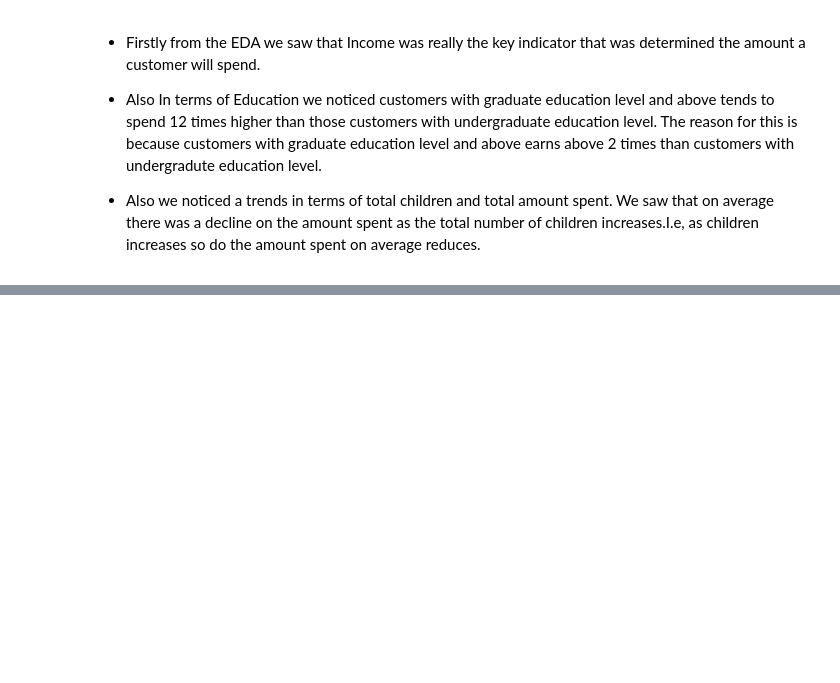
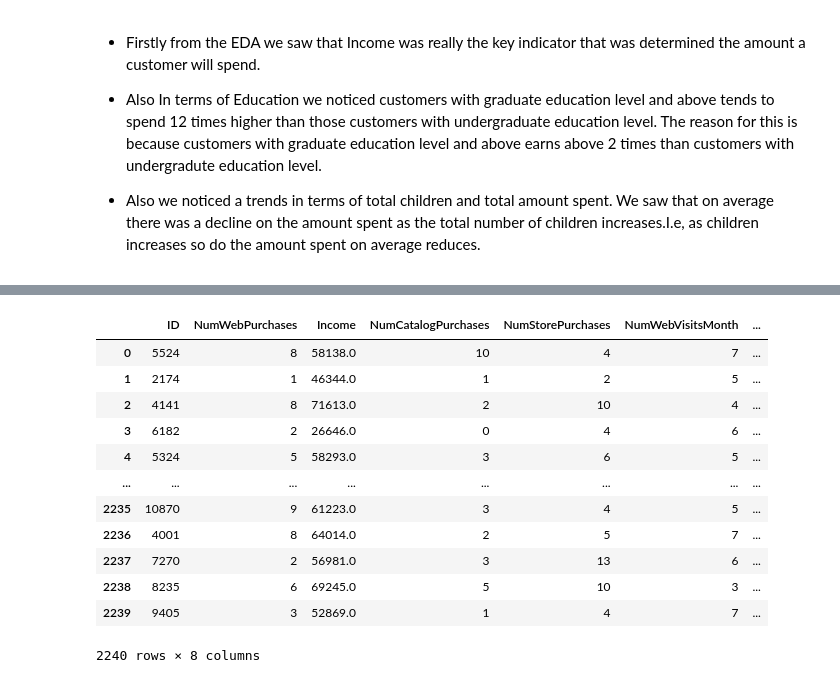
Before and after one commit to IfyAngelo/1of600-DATA-SCIENCE-PROJECTS_customers_segmentation, a Jupyter notebook: notebooks/customer_segmentations.ipynb, the cells around one changed output, grey strips where cells are left out. Cells and saved outputs as stored; diff of their text form; code cells hidden in the pictures; blank space fills up the shorter version.

```diff
--- a/notebooks/customer_segmentations.ipynb
+++ b/notebooks/customer_segmentations.ipynb
@@ -674,0 +689,4 @@ fig.show()
+# %%
+data3 = data2[["ID", "Age Group", "Education", "NumWebPurchases", "Income", "NumCatalogPurchases", "NumStorePurchases", "NumWebVisitsMonth"]]
+
+data3.head(5)
@@ -674,0 +777,16 @@ fig.show()
+# %%
+new_data
+# %% [output]
+|  | ID | NumWebPurchases | Income | NumCatalogPurchases | NumStorePurchases | NumWebVisitsMonth | ... |
+| 0 | 5524 | 8 | 58138.0 | 10 | 4 | 7 | ... |
+| 1 | 2174 | 1 | 46344.0 | 1 | 2 | 5 | ... |
+| 2 | 4141 | 8 | 71613.0 | 2 | 10 | 4 | ... |
+| 3 | 6182 | 2 | 26646.0 | 0 | 4 | 6 | ... |
+| 4 | 5324 | 5 | 58293.0 | 3 | 6 | 5 | ... |
+| ... | ... | ... | ... | ... | ... | ... | ... |
+| 2235 | 10870 | 9 | 61223.0 | 3 | 4 | 5 | ... |
+| 2236 | 4001 | 8 | 64014.0 | 2 | 5 | 7 | ... |
+| 2237 | 7270 | 2 | 56981.0 | 3 | 13 | 6 | ... |
+| 2238 | 8235 | 6 | 69245.0 | 5 | 10 | 3 | ... |
+| 2239 | 9405 | 3 | 52869.0 | 1 | 4 | 7 | ... |
+2240 rows × 8 columns
```
Also changed, not shown: parts of 20 cells of this notebook.
